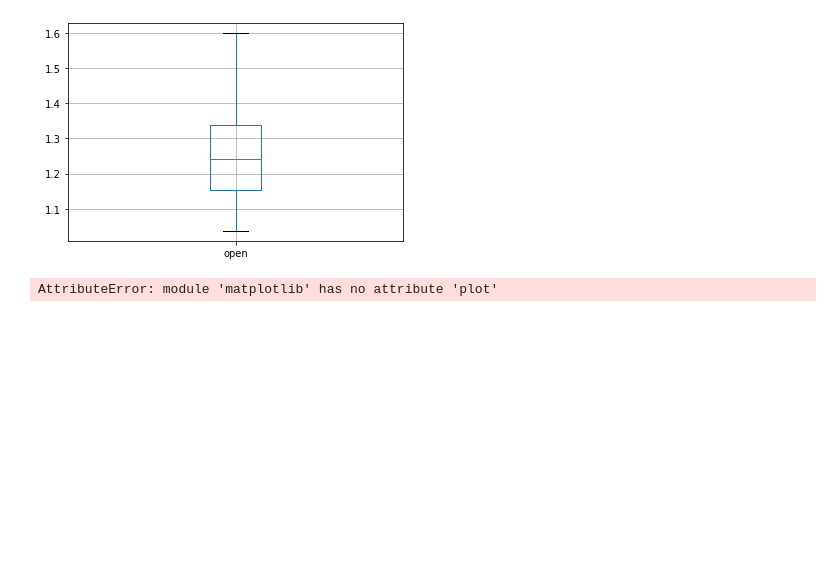
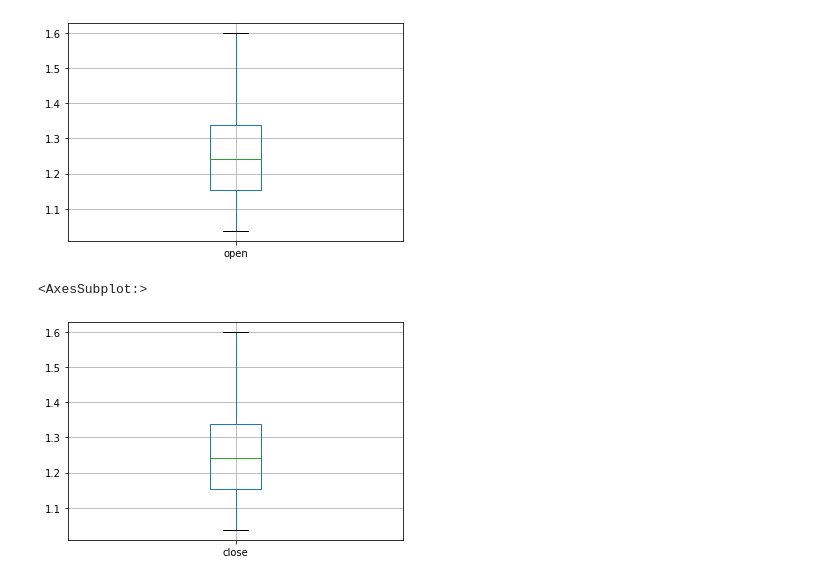
Before and after one commit to SMJB4015/Analyse_Donnee, a Jupyter notebook: index.ipynb, the cells around one changed output. Drawn from its saved outputs; the diff is of its cells as text; code cells hidden in the pictures; blank space fills up the shorter version.

```diff
--- a/index.ipynb
+++ b/index.ipynb
@@ -11,2 +12,2 @@ import matplotlib as plt
 # %%
-df=pd.read_csv('data/EURUSD.csv')
+forex=pd.read_csv('data/EURUSD.csv')
@@ -16,7 +59,8 @@ df.boxplot("open")
 # %% [output]
 <AxesSubplot:>
 [figure]
-# %%
-plt.plot(df)
-# %% [output]
-AttributeError: module 'matplotlib' has no attribute 'plot'
+# %%
+forex.boxplot("close")
+# %% [output]
+<AxesSubplot:>
+[figure, added]
```
Also changed, not shown: parts of 21 cells of this notebook, 1 other file.
